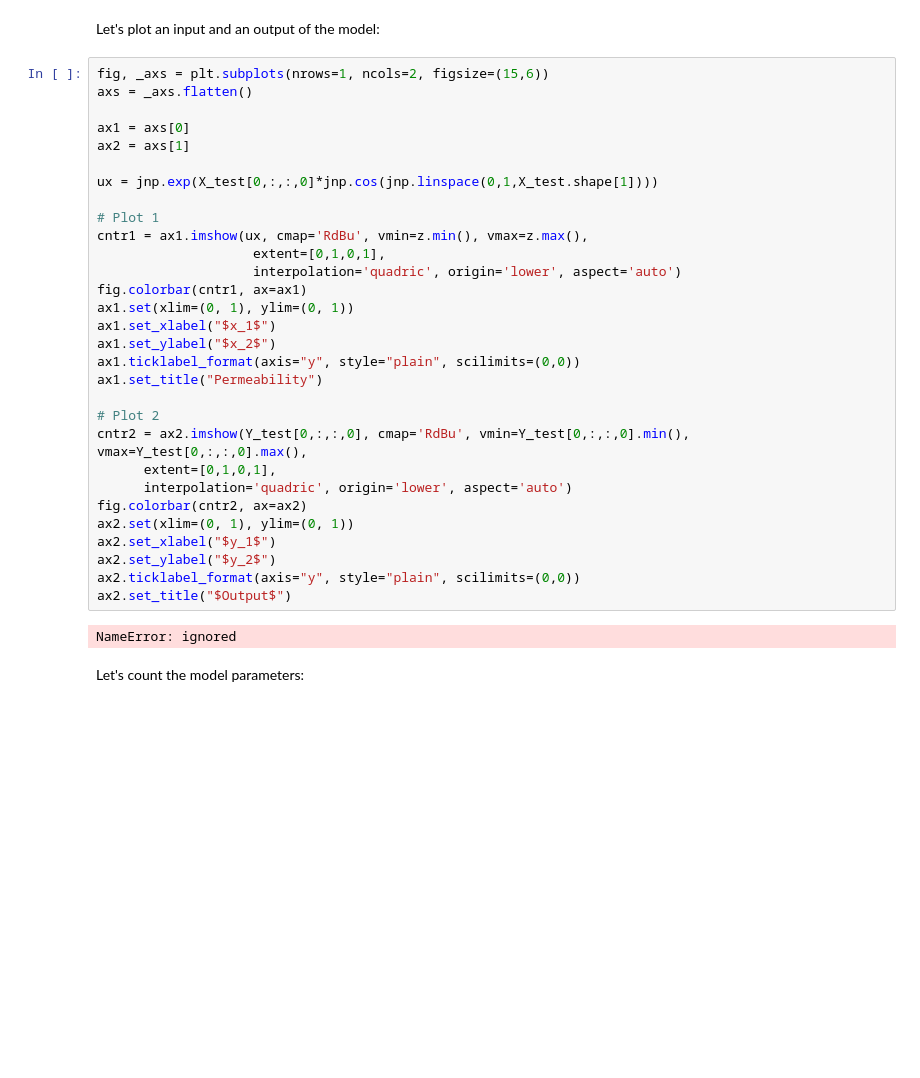
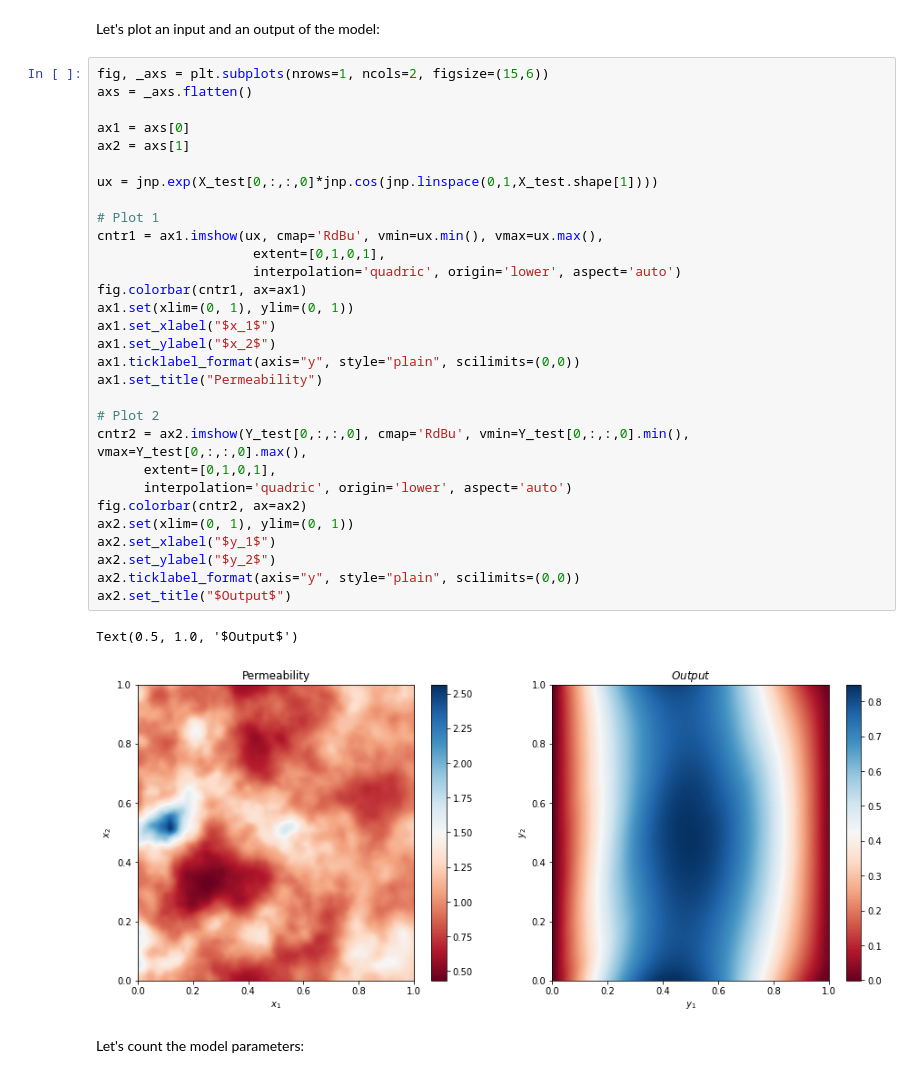
Before and after one commit to PredictiveIntelligenceLab/TRIPODS_Winter_School_2022, a Jupyter notebook: JAX.ipynb, the cells around one changed output. Drawn from its saved outputs; the diff is of its cells as text; blank space fills up the shorter version.

```diff
--- a/JAX.ipynb
+++ b/JAX.ipynb
@@ -778,35 +776,36 @@ Let's plot an input and an output of the model:
 # %%
 fig, _axs = plt.subplots(nrows=1, ncols=2, figsize=(15,6))
 axs = _axs.flatten()
 
 ax1 = axs[0]
 ax2 = axs[1]
 
 ux = jnp.exp(X_test[0,:,:,0]*jnp.cos(jnp.linspace(0,1,X_test.shape[1])))
 
 # Plot 1
-cntr1 = ax1.imshow(ux, cmap='RdBu', vmin=z.min(), vmax=z.max(),
+cntr1 = ax1.imshow(ux, cmap='RdBu', vmin=ux.min(), vmax=ux.max(),
                     extent=[0,1,0,1],
                     interpolation='quadric', origin='lower', aspect='auto')
 fig.colorbar(cntr1, ax=ax1)
 ax1.set(xlim=(0, 1), ylim=(0, 1))
 ax1.set_xlabel("$x_1$")
 ax1.set_ylabel("$x_2$")
 ax1.ticklabel_format(axis="y", style="plain", scilimits=(0,0))
 ax1.set_title("Permeability")
 
 # Plot 2
 cntr2 = ax2.imshow(Y_test[0,:,:,0], cmap='RdBu', vmin=Y_test[0,:,:,0].min(), vmax=Y_test[0,:,:,0].max(),
       extent=[0,1,0,1],
       interpolation='quadric', origin='lower', aspect='auto')
 fig.colorbar(cntr2, ax=ax2)
 ax2.set(xlim=(0, 1), ylim=(0, 1))
 ax2.set_xlabel("$y_1$")
 ax2.set_ylabel("$y_2$")
 ax2.ticklabel_format(axis="y", style="plain", scilimits=(0,0))
 ax2.set_title("$Output$")
 # %% [output]
-NameError: ignored
+Text(0.5, 1.0, '$Output$')
+[figure, added]
 # %% [markdown]
 Let's count the model parameters:
 # %%
```
Also changed, not shown: parts of 6 cells of this notebook.
